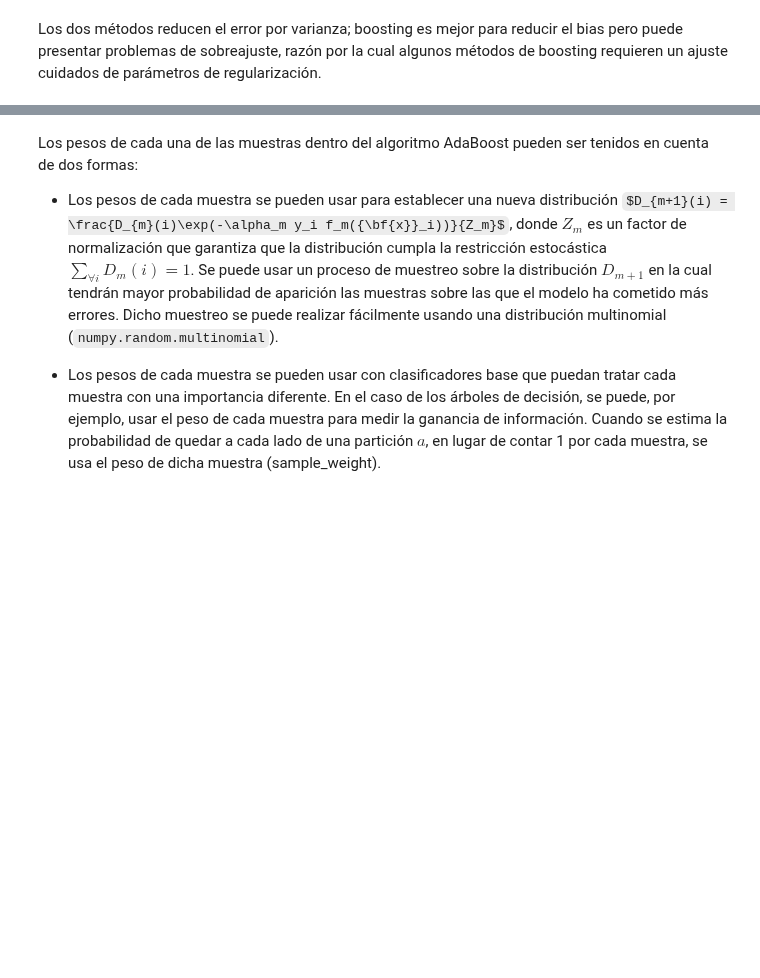
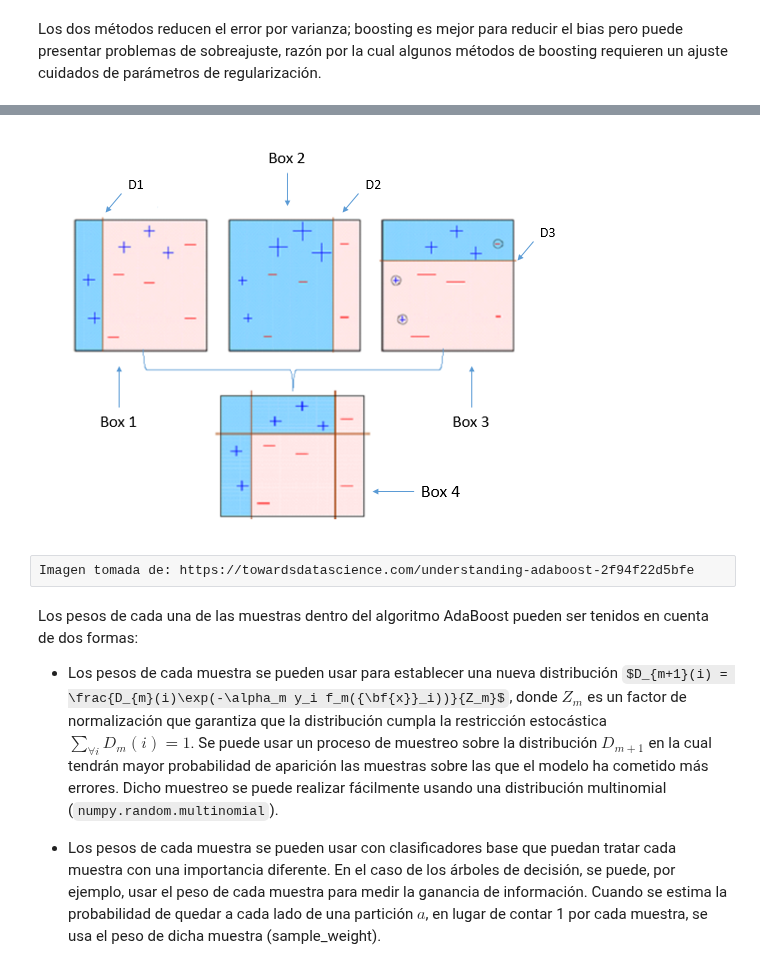
Before and after one commit to jdariasl/Intro_ML_2025, a Jupyter notebook: Clase 11 - Boosting, Stacking.ipynb, the cells around one changed output, grey strips where cells are left out. Drawn from its saved outputs; the diff is of its cells as text; code cells hidden in the pictures; some formulas as TeX source; blank space fills up the shorter version.

```diff
--- a/Clase 11 - Boosting, Stacking.ipynb
+++ b/Clase 11 - Boosting, Stacking.ipynb
@@ -47,3 +47,9 @@ Imagen tomada de: https://towardsdatascience.com/understanding-adaboost-2f94f22d
+# %%
+Image("Local/imgs/AdaBoostAlgorithm2.png")
+# %% [output]
+[figure, added]
+# %% [raw]
+Imagen tomada de: https://towardsdatascience.com/understanding-adaboost-2f94f22d5bfe
 # %% [markdown]
 Los pesos de cada una de las muestras dentro del algoritmo AdaBoost pueden ser tenidos en cuenta de dos formas:
 
```
Also changed, not shown: parts of 12 cells of this notebook, 15 other files.
